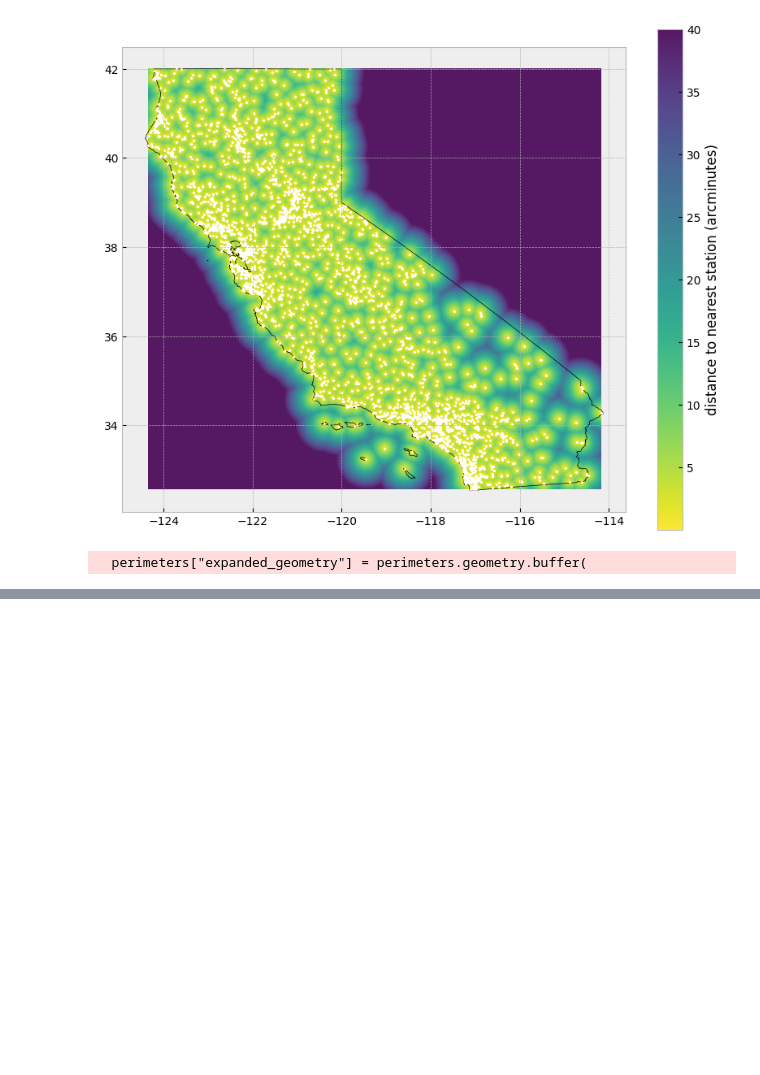
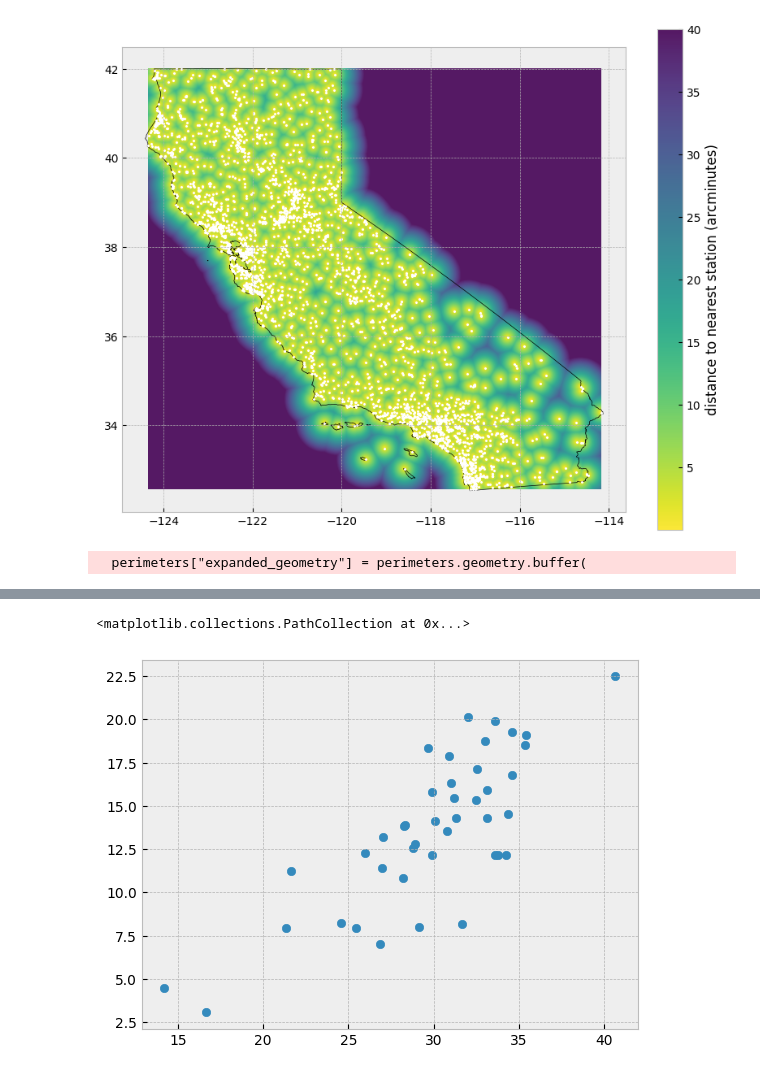
Before and after one commit to nathanrethwisch/FinalProjectDS4010A, a Jupyter notebook: py-notebooks/california-fire-with-datalake.ipynb, the cells around one changed output, grey strips where cells are left out. Drawn from its saved outputs; the diff is of its cells as text; code cells hidden in the pictures; blank space fills up the shorter version.

```diff
--- a/py-notebooks/california-fire-with-datalake.ipynb
+++ b/py-notebooks/california-fire-with-datalake.ipynb
@@ -18,7 +18,7 @@ plt.style.use('bmh')
 def initialize_figure(w: int = 14, h: int = 10) -> any:
     return plt.subplots(figsize=(w, h))
 # %%
-data = Datalake("../lake")
+data = Datalake("../data")
 state_geoms = data.query_states()
 
 scope_states = ["California"]
@@ -48,11 +48,12 @@ def load_datasets_by_scope_poly(
 perimeters, stations = load_datasets_by_scope_poly(
     scope_poly=scope_multipoly,
     # Use *_id_set=None to automatically do the computation
-    perimeter_id_set=pd.read_csv("california_perimeters_ids.csv")["OBJECTID"],
-    station_id_set=pd.read_csv("california_station_ids.csv")["station_id"]
+    # perimeter_id_set=pd.read_csv("california_perimeters_ids.csv")["OBJECTID"],
+    # station_id_set=pd.read_csv("california_station_ids.csv")["station_id"]
 )
 
 perimeters.dropna(subset=["DISCOVERYDATETIME"], inplace=True)
+perimeters['DISCOVERYDATETIME'] = pd.to_datetime(perimeters['DISCOVERYDATETIME'], utc=True)
 # %%
 perimeters.info()
 # %% [output]
@@ -213,0 +342,5 @@ data.query_ghcnd(pc.scalar(True))
+# %%
+plt.scatter(x=fpw.tmax, y=fpw.tmin)
+# %% [output]
+<matplotlib.collections.PathCollection at 0x...>
+[figure, added]
```
Also changed, not shown: parts of 8 cells of this notebook, 15 other files.
